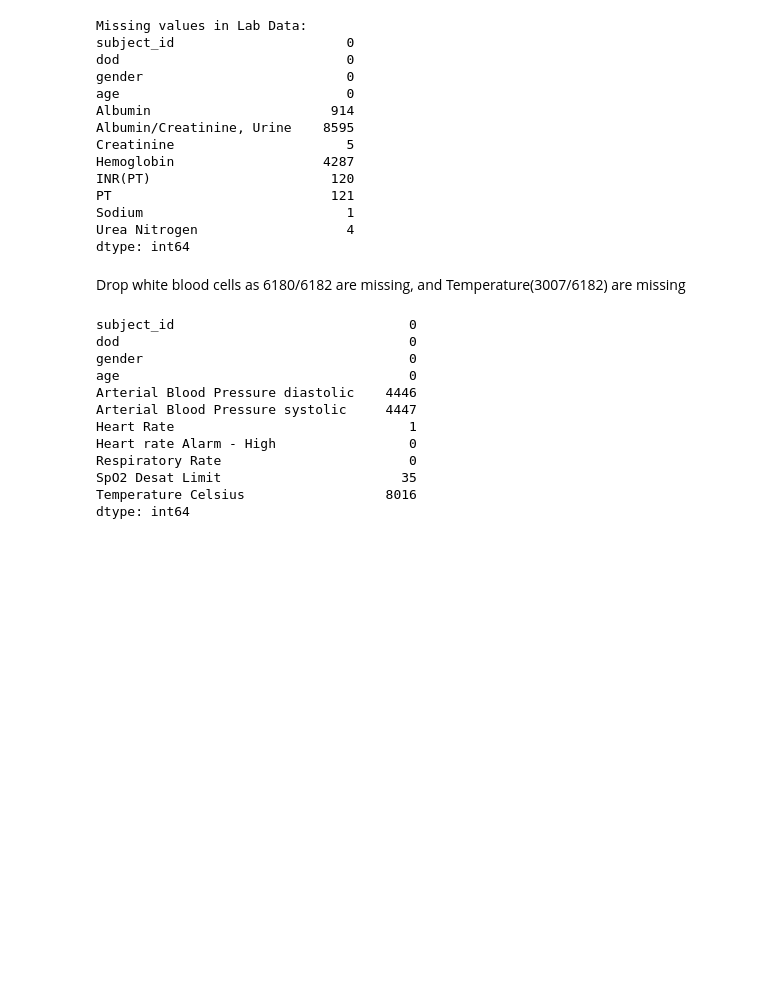
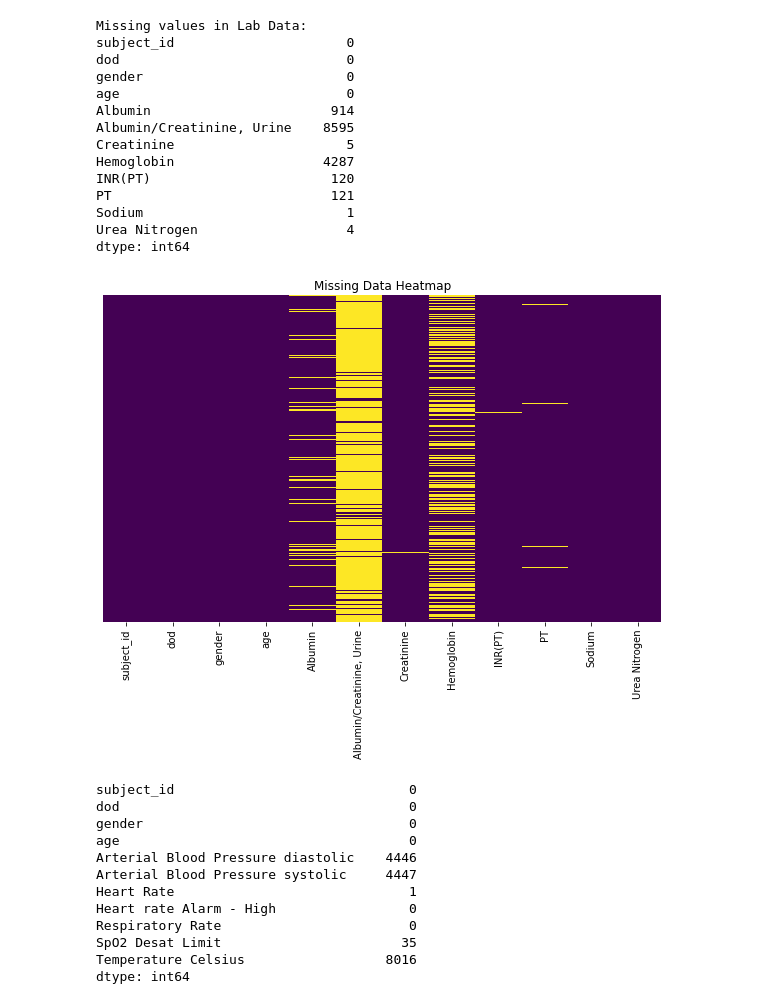
Before and after one commit to gracelovesyah/ml-and-health-predict-mortality-rate, a Jupyter notebook: notebook/data_preprocessing_AKI.ipynb, the cells around one changed output. Saved outputs shown, nothing was run; the diff lists cells and outputs as text; code cells hidden in the pictures; blank space fills up the shorter version.

```diff
--- a/notebook/data_preprocessing_AKI.ipynb
+++ b/notebook/data_preprocessing_AKI.ipynb
@@ -510,8 +525,21 @@ PT                            121
 Sodium                          1
 Urea Nitrogen                   4
 dtype: int64
-# %% [markdown]
-Drop white blood cells as 6180/6182 are missing, and Temperature(3007/6182) are missing
+# %%
+import pandas as pd
+import numpy as np
+import scipy.stats as stats
+
+# Visual Inspection: Create a missing data heatmap
+import seaborn as sns
+import matplotlib.pyplot as plt
+
+plt.figure(figsize=(10, 6))
+sns.heatmap(df_merged_lab.isnull(), cmap='viridis', cbar=False, yticklabels=False)
+plt.title('Missing Data Heatmap')
+plt.show()
+# %% [output]
+[figure, added]
 # %%
 df_merged_clinic.isnull().sum()
 # %% [output]
```
Also changed, not shown: parts of 14 cells of this notebook, 8 other files.
